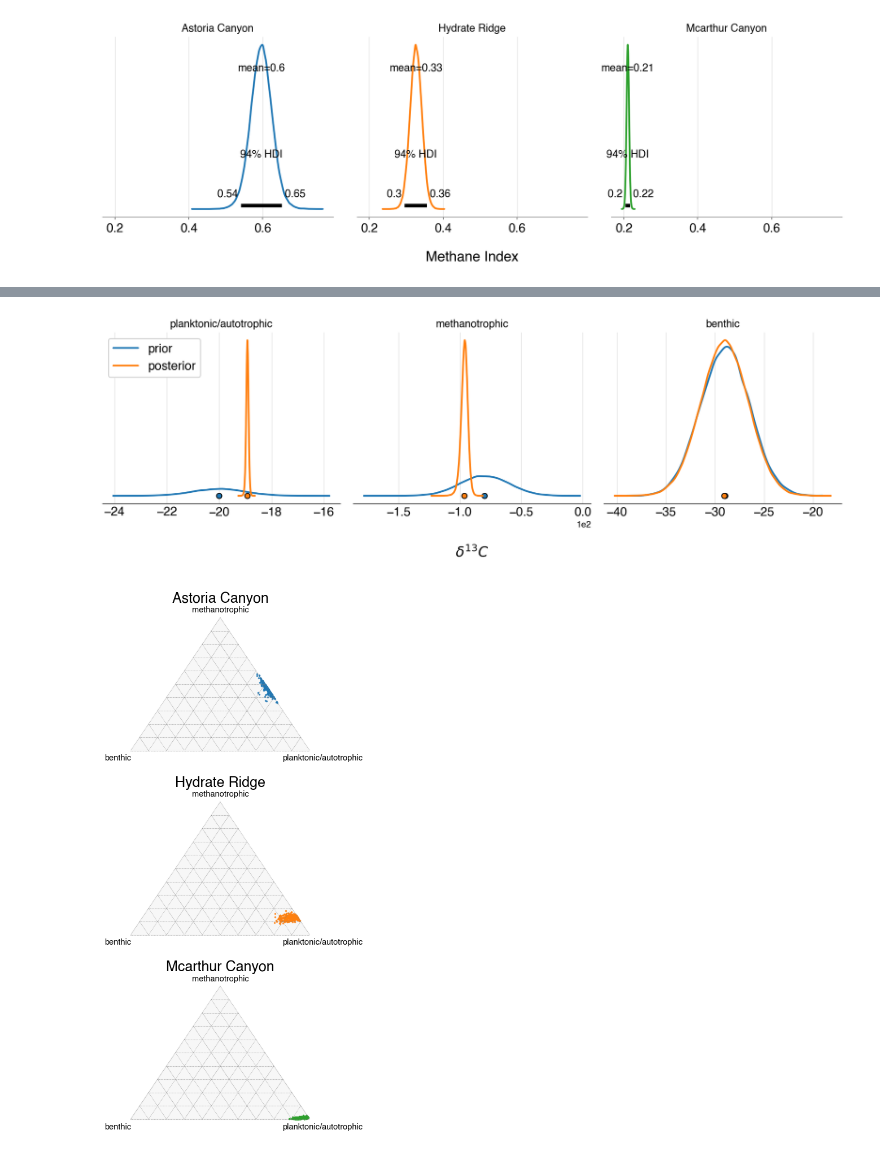
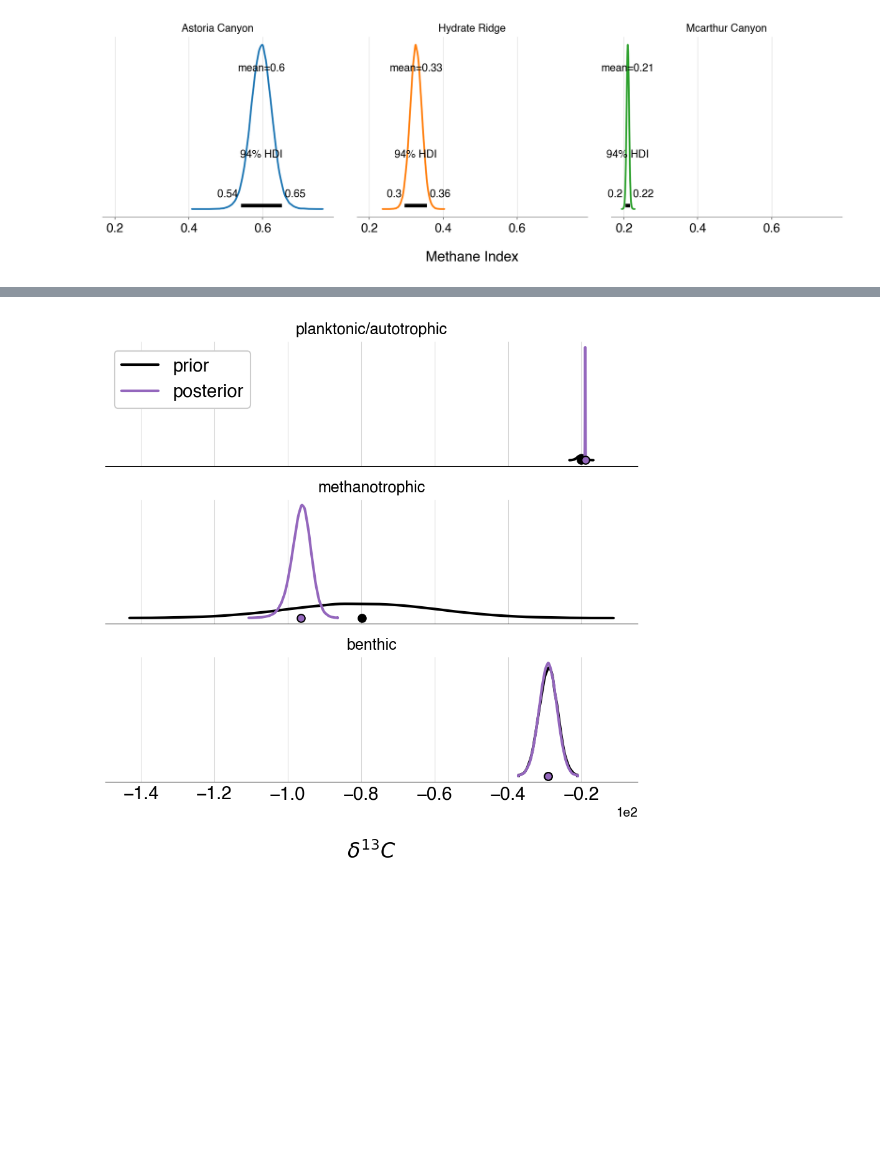
Before and after one commit to katherinekeller/cascadia-margin-lipids, a Jupyter notebook: analysis/model_figures.ipynb, the cells around one changed output, grey strips where cells are left out. Saved outputs shown, nothing was run; the diff lists cells and outputs as text; code cells hidden in the pictures; blank space fills up the shorter version.

Commit message:
fix up model figures

```diff
--- a/analysis/model_figures.ipynb
+++ b/analysis/model_figures.ipynb
@@ -54,13 +77,16 @@ az.plot_density(
     [prior, post],
     var_names=["X"],
     data_labels=["prior", "posterior"],
-    hdi_prob=1,
+    colors=["k", "C4"],
+    hdi_prob=0.999,
     ax=axs,
 )
 for ax in axs.flatten():
     ax.set_title(None)
 for i, com in enumerate(communities):
-    axs[i, 0].set_ylabel(com, fontsize=12)
+    axs[i, 0].set_ylabel(
+        com.replace("/", "\n"), rotation=0, va="center", ha="right", fontsize=12
+    )
 for j, comp in enumerate(GDGTs):
     axs[0, j].set_title(comp, fontsize=16)
 fig.supxlabel("relative contribution/proportion", fontsize=16)
@@ -73,13 +108,16 @@ az.plot_density(
     [prior, post],
     var_names=["C"],
     data_labels=["prior", "posterior"],
-    hdi_prob=1,
+    colors=["k", "C4"],
+    hdi_prob=0.999,
     ax=axs,
 )
 for ax in axs.flatten():
     ax.set_title(None)
-for i, com in enumerate(communities):
-    axs[i, 0].set_ylabel(com, fontsize=12)
+for i, loc in enumerate(locations):
+    axs[i, 0].set_ylabel(
+        loc.replace(" ", "\n"), rotation=0, va="center", ha="right", fontsize=12
+    )
 for j, comp in enumerate(GDGTs):
     axs[0, j].set_title(comp, fontsize=16)
 fig.supxlabel("$\delta ^{13}C$", fontsize=16)
@@ -88,0 +127,7 @@ fig.tight_layout()
+# %%
+fig, ax = plt.subplots(figsize=(5, 2.5))
+sns.heatmap(post["C"].mean(dim=("chain", "draw")), annot=True, cmap="mako", ax=ax)
+ax.set_yticklabels([loc.replace(" ", "\n") for loc in locations], rotation=0)
+ax.set_xticklabels([comp.replace(" ", "\n") for comp in GDGTs])
+ax.set_title("estimated mean $\delta ^{13}$C")
+fig.tight_layout()
@@ -89,37 +136,16 @@ fig.tight_layout()
 # %%
-fig, axs = plt.subplots(1, 3, figsize=(12, 4))
+fig, axs = plt.subplots(3, 1, figsize=(6, 6), sharex=True)
 az.plot_density(
     [prior, post],
     var_names=["D"],
     data_labels=["prior", "posterior"],
-    hdi_prob=1,
+    colors=["k", "C4"],
+    hdi_prob=0.999,
     ax=axs,
 )
 for i, ax in enumerate(axs):
     ax.set_title(communities[i])
 fig.supxlabel("$\delta ^{13}C$", fontsize=16)
 fig.tight_layout()
 # %% [output]
-[figure, old version]
+[figure, new version]
-# %%
-figure, axs = plt.subplots(3, 1, figsize=(3, 8))
-for i, location in enumerate(locations):
-    ax = axs[i]
-    tax = ternary.TernaryAxesSubplot(ax=axs[i])
-    ax.axis("off")
-    tax.gridlines(color="grey", alpha=0.5, multiple=0.1)
-    ax.set_xlabel(location)
-    tax.right_corner_label("planktonic/autotrophic", fontsize=7)
-    tax.top_corner_label("methanotrophic", fontsize=7, va="top")
-    tax.left_corner_label("benthic", fontsize=7)
-    tax.set_title(location, va="bottom")
-    tax.scatter(
-        (post["F"].values[j % 4, j, i, :] for j in range(250)),
-        s=0.5,
-        alpha=0.75,
-        color=f"C{i}",
-    )
-    ax.annotate(location, (0, 1))
-fig.tight_layout()
-# %% [output]
-[figure, removed]
```
Also changed, not shown: parts of 6 cells of this notebook, 2 other files.
